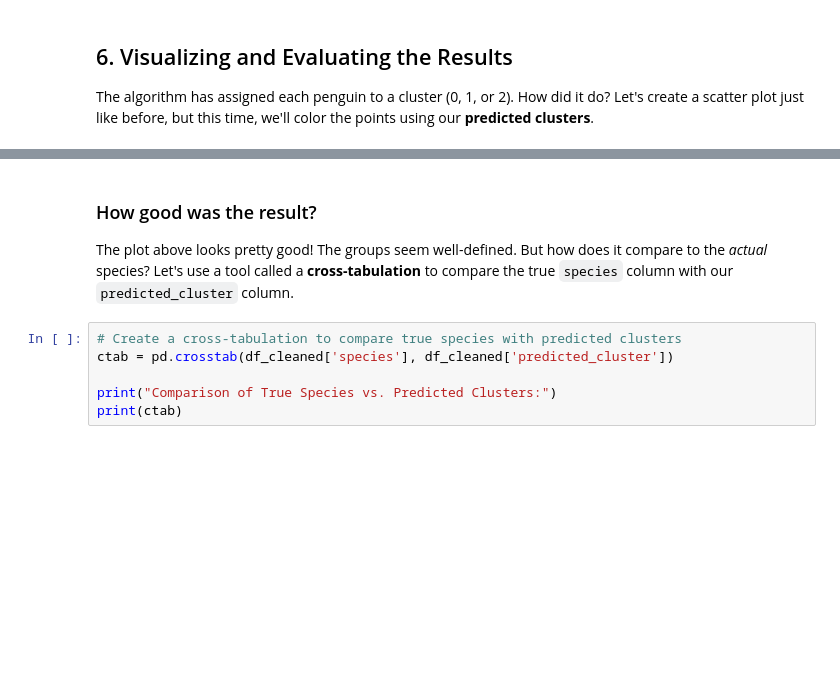
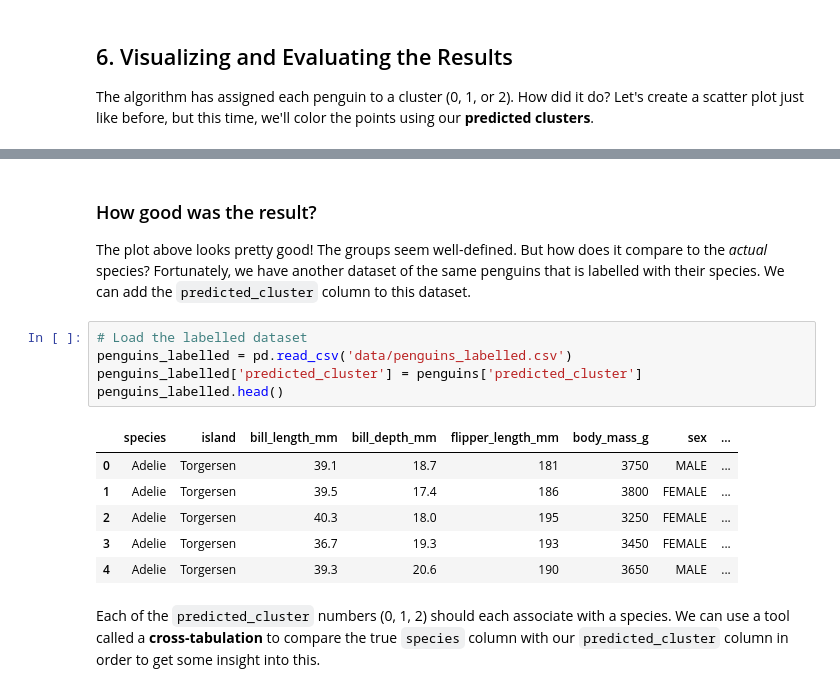
Before and after one commit to ekle12/big-data-camp, a Jupyter notebook: Instructor Notebooks/7_Penguins.ipynb, the cells around one changed output, grey strips where cells are left out. Cells and saved outputs as stored; diff of their text form; blank space fills up the shorter version.

```diff
--- a/Instructor Notebooks/7_Penguins.ipynb
+++ b/Instructor Notebooks/7_Penguins.ipynb
@@ -287,10 +158,18 @@ plt.show()
 # %% [markdown]
 ### How good was the result?
 
-The plot above looks pretty good! The groups seem well-defined. But how does it compare to the *actual* species? Let's use a tool called a **cross-tabulation** to compare the true `species` column with our `predicted_cluster` column.
+The plot above looks pretty good! The groups seem well-defined. But how does it compare to the *actual* species? Fortunately, we have another dataset of the same penguins that is labelled with their species. We can add the `predicted_cluster` column to this dataset.
-# %%
-# Create a cross-tabulation to compare true species with predicted clusters
-ctab = pd.crosstab(df_cleaned['species'], df_cleaned['predicted_cluster'])
-
-print("Comparison of True Species vs. Predicted Clusters:")
-print(ctab)
+# %%
+# Load the labelled dataset
+penguins_labelled = pd.read_csv('data/penguins_labelled.csv')
+penguins_labelled['predicted_cluster'] = penguins['predicted_cluster']
+penguins_labelled.head()
+# %% [output]
+|  | species | island | bill_length_mm | bill_depth_mm | flipper_length_mm | body_mass_g | sex | ... |
+| 0 | Adelie | Torgersen | 39.1 | 18.7 | 181 | 3750 | MALE | ... |
+| 1 | Adelie | Torgersen | 39.5 | 17.4 | 186 | 3800 | FEMALE | ... |
+| 2 | Adelie | Torgersen | 40.3 | 18.0 | 195 | 3250 | FEMALE | ... |
+| 3 | Adelie | Torgersen | 36.7 | 19.3 | 193 | 3450 | FEMALE | ... |
+| 4 | Adelie | Torgersen | 39.3 | 20.6 | 190 | 3650 | MALE | ... |
+# %% [markdown]
+Each of the `predicted_cluster` numbers (0, 1, 2) should each associate with a species. We can use a tool called a **cross-tabulation** to compare the true `species` column with our `predicted_cluster` column in order to get some insight into this.
```
Also changed, not shown: parts of 52 cells of this notebook, 6 other files.
